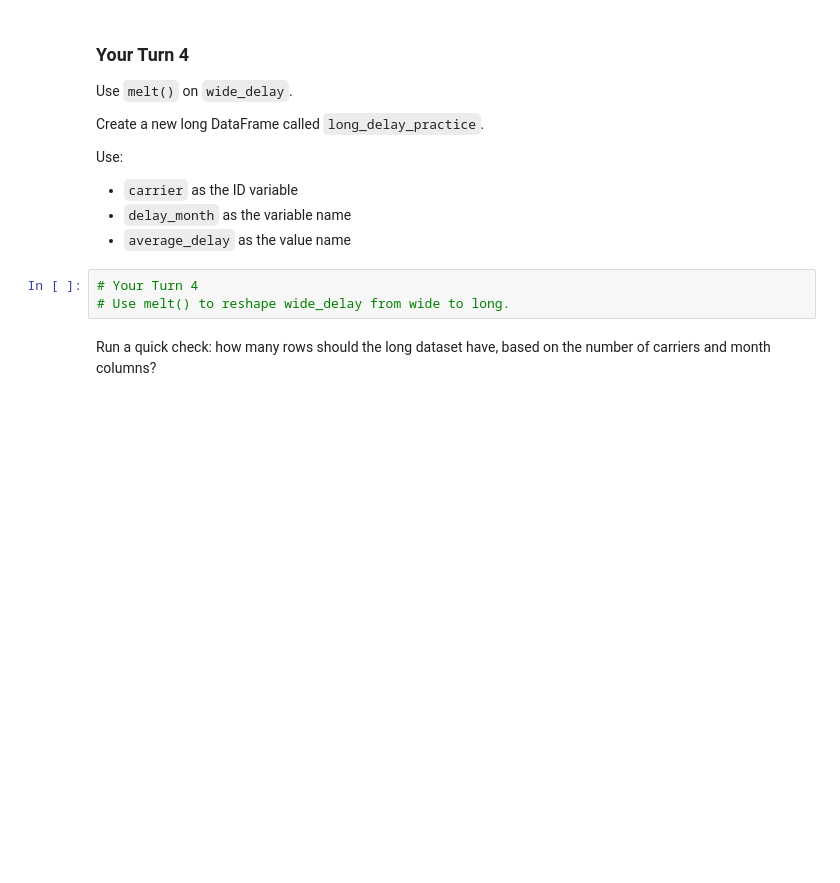
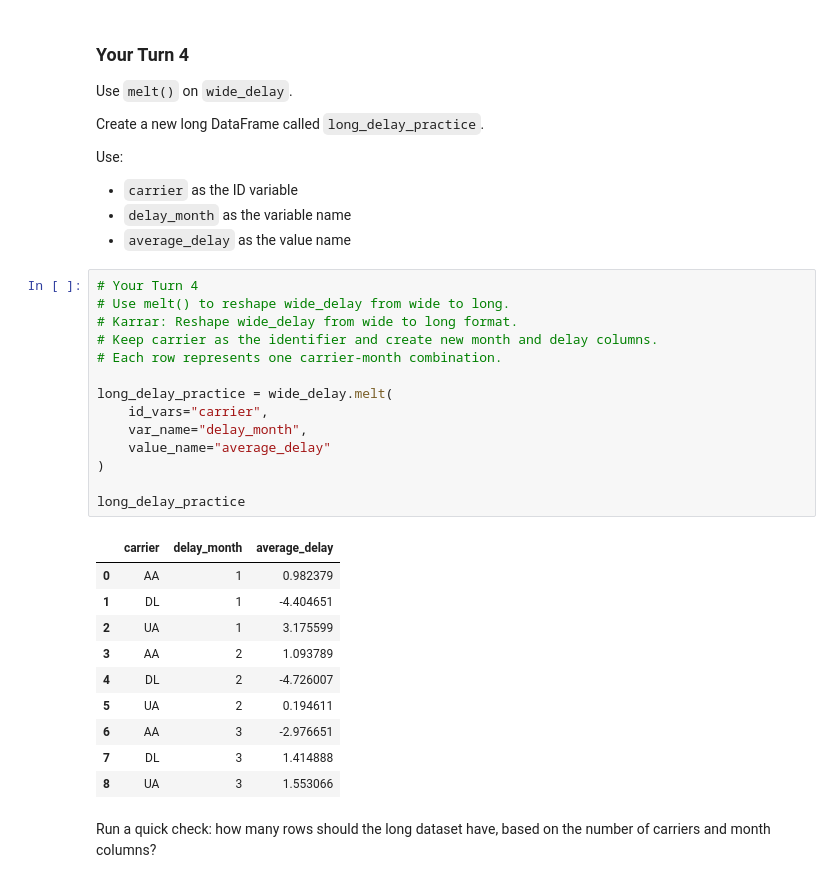
Before and after one commit to kalshaikhli/ban6003-week7-8-Karrar-Alshaikhli, a Jupyter notebook: notebooks/module7_aggregation_reshaping_guided_lab.ipynb, the cells around one changed output. Cells and saved outputs as stored; diff of their text form; blank space fills up the shorter version.

Commit message:
wide-to-long reshaping
Completed carrier-month data preparation, wide-format pivoting, long-format reshaping with melt, and validation of row counts, duplicate keys, and missing values.

```diff
--- a/notebooks/module7_aggregation_reshaping_guided_lab.ipynb
+++ b/notebooks/module7_aggregation_reshaping_guided_lab.ipynb
@@ -596,6 +631,28 @@ Use:
 # %%
 # Your Turn 4
 # Use melt() to reshape wide_delay from wide to long.
+# Karrar: Reshape wide_delay from wide to long format.
+# Keep carrier as the identifier and create new month and delay columns.
+# Each row represents one carrier-month combination.
+
+long_delay_practice = wide_delay.melt(
+    id_vars="carrier",
+    var_name="delay_month",
+    value_name="average_delay"
+)
+
+long_delay_practice
+# %% [output]
+|  | carrier | delay_month | average_delay |
+| 0 | AA | 1 | 0.982379 |
+| 1 | DL | 1 | -4.404651 |
+| 2 | UA | 1 | 3.175599 |
+| 3 | AA | 2 | 1.093789 |
+| 4 | DL | 2 | -4.726007 |
+| 5 | UA | 2 | 0.194611 |
+| 6 | AA | 3 | -2.976651 |
+| 7 | DL | 3 | 1.414888 |
+| 8 | UA | 3 | 1.553066 |
 # %% [markdown]
 Run a quick check: how many rows should the long dataset have, based on the number of carriers and month columns?
 # %%
```
Also changed, not shown: parts of 5 cells of this notebook.
